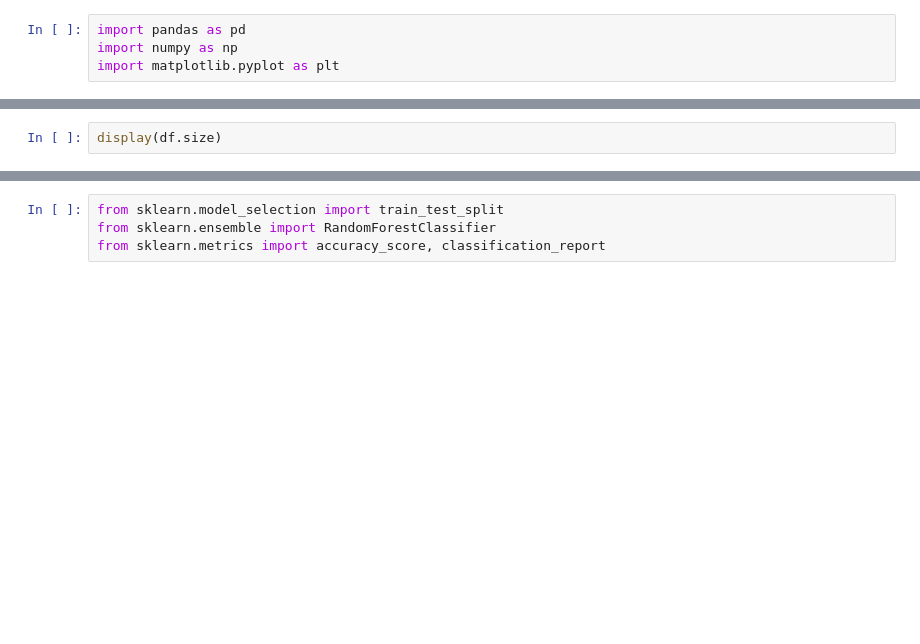
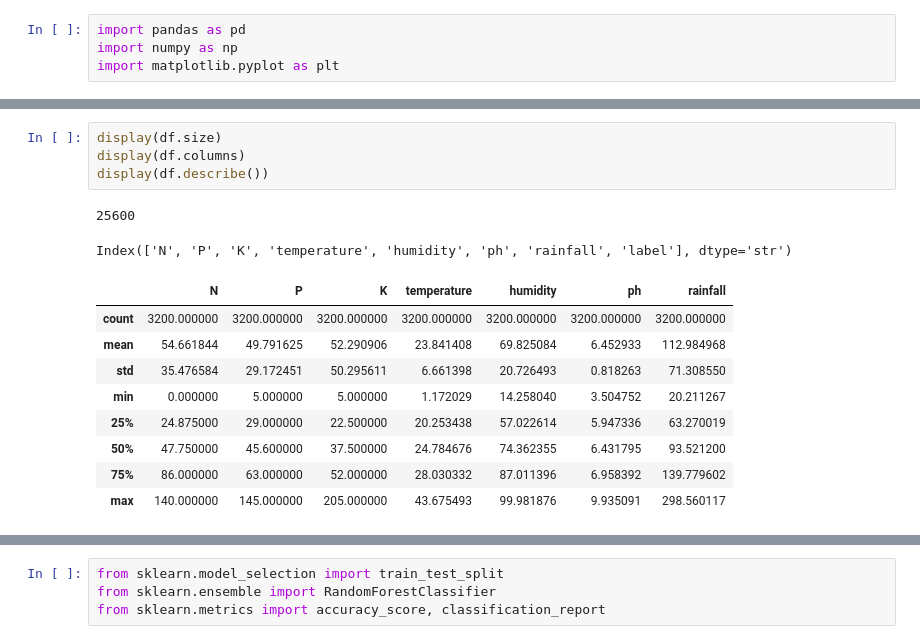
Before and after one commit to haddarhazem/AGRI_AI_PROJECT, a Jupyter notebook: GeoAI.ipynb, the cells around one changed output, grey strips where cells are left out. Cells and saved outputs as stored; diff of their text form; blank space fills up the shorter version.

```diff
--- a/GeoAI.ipynb
+++ b/GeoAI.ipynb
@@ -12,4 +53,18 @@ display(df.head())
 # %%
 display(df.size)
+display(df.columns)
+display(df.describe())
+# %% [output]
+25600
+Index(['N', 'P', 'K', 'temperature', 'humidity', 'ph', 'rainfall', 'label'], dtype='str')
+|  | N | P | K | temperature | humidity | ph | rainfall |
+| count | 3200.000000 | 3200.000000 | 3200.000000 | 3200.000000 | 3200.000000 | 3200.000000 | 3200.000000 |
+| mean | 54.661844 | 49.791625 | 52.290906 | 23.841408 | 69.825084 | 6.452933 | 112.984968 |
+| std | 35.476584 | 29.172451 | 50.295611 | 6.661398 | 20.726493 | 0.818263 | 71.308550 |
+| min | 0.000000 | 5.000000 | 5.000000 | 1.172029 | 14.258040 | 3.504752 | 20.211267 |
+| 25% | 24.875000 | 29.000000 | 22.500000 | 20.253438 | 57.022614 | 5.947336 | 63.270019 |
+| 50% | 47.750000 | 45.600000 | 37.500000 | 24.784676 | 74.362355 | 6.431795 | 93.521200 |
+| 75% | 86.000000 | 63.000000 | 52.000000 | 28.030332 | 87.011396 | 6.958392 | 139.779602 |
+| max | 140.000000 | 145.000000 | 205.000000 | 43.675493 | 99.981876 | 9.935091 | 298.560117 |
 # %%
 print("\nMissing Values:\n", df.isnull(). sum())
```
Also changed, not shown: parts of 14 cells of this notebook, 17 other files.
